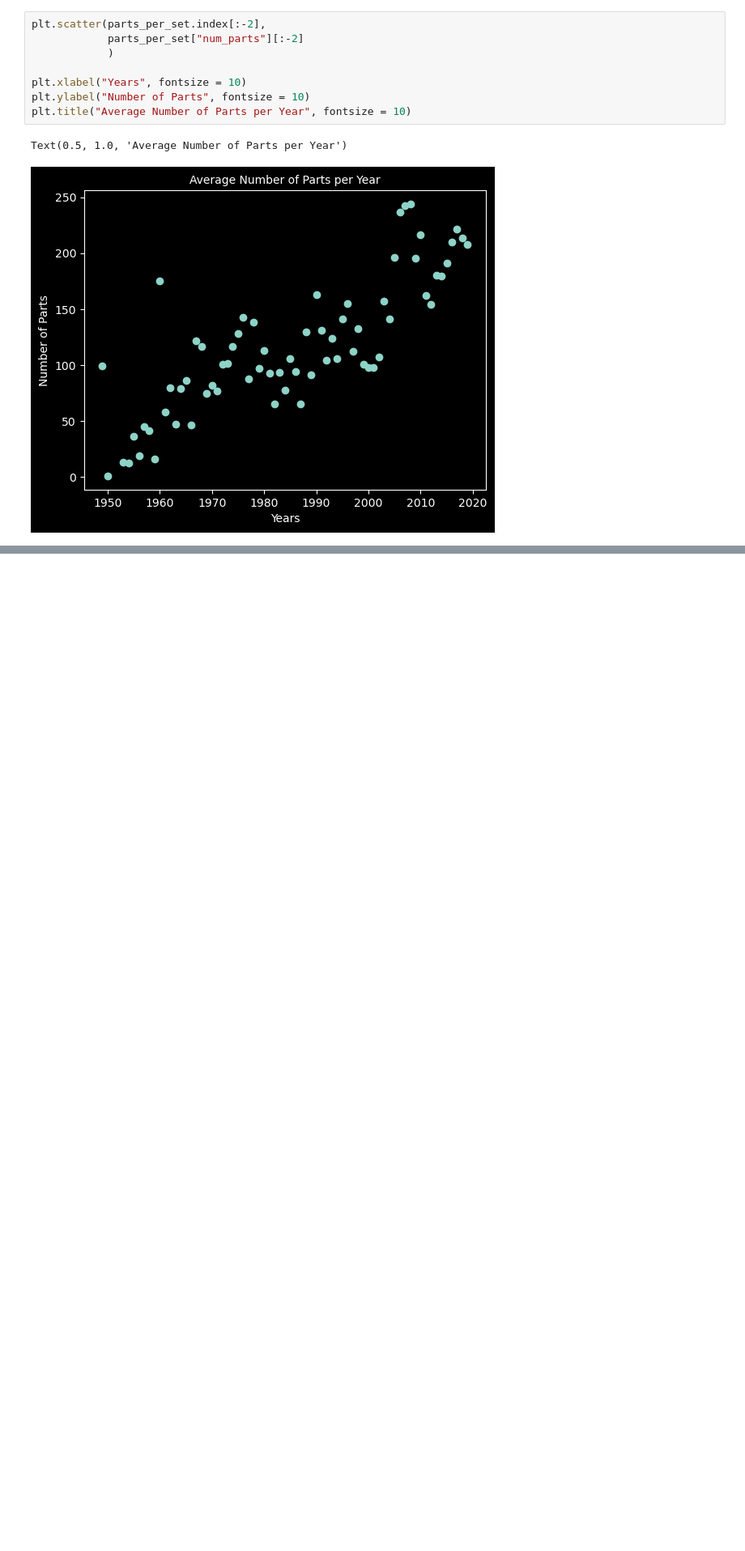
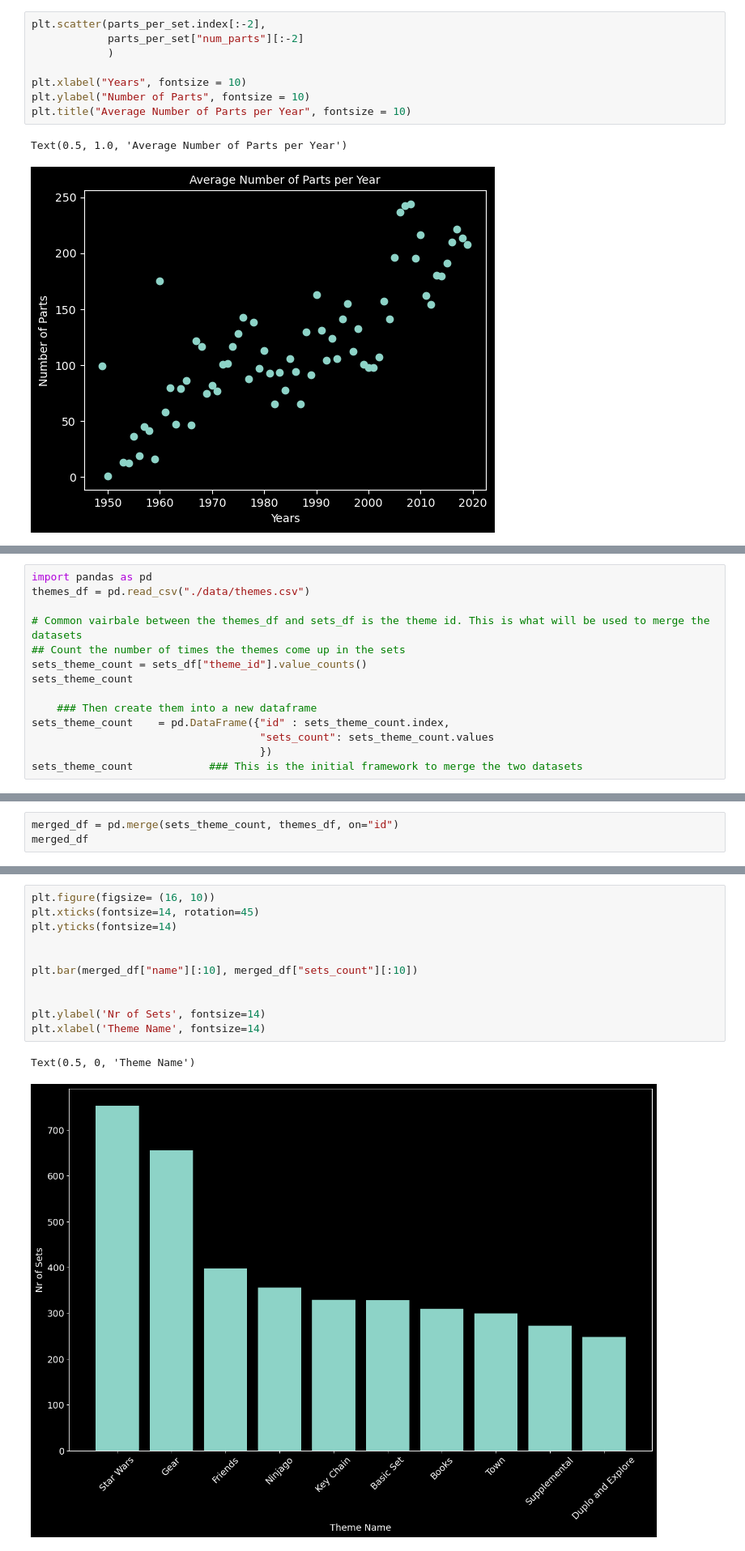
Before and after one commit to shane-221/Python_Basics, a Jupyter notebook: 09_Advanced-Data_Analysis(Pandas-Plotly-Seaborn)/74_Day_74_Advanced_Functions_pandas/main.ipynb, the cells around one changed output, grey strips where cells are left out. Shown at 81% size. Cells and saved outputs as stored; diff of their text form; blank space fills up the shorter version.

```diff
--- a/09_Advanced-Data_Analysis(Pandas-Plotly-Seaborn)/74_Day_74_Advanced_Functions_pandas/main.ipynb
+++ b/09_Advanced-Data_Analysis(Pandas-Plotly-Seaborn)/74_Day_74_Advanced_Functions_pandas/main.ipynb
@@ -245,0 +248,14 @@ Text(0.5, 1.0, 'Average Number of Parts per Year')
+# %%
+import pandas as pd
+themes_df = pd.read_csv("./data/themes.csv")
+
+# Common vairbale between the themes_df and sets_df is the theme id. This is what will be used to merge the datasets
+## Count the number of times the themes come up in the sets
+sets_theme_count = sets_df["theme_id"].value_counts()
+sets_theme_count
+
+    ### Then create them into a new dataframe
+sets_theme_count    = pd.DataFrame({"id" : sets_theme_count.index,
+                                    "sets_count": sets_theme_count.values
+                                    })
+sets_theme_count            ### This is the initial framework to merge the two datasets
@@ -245,0 +278,3 @@ Text(0.5, 1.0, 'Average Number of Parts per Year')
+# %%
+merged_df = pd.merge(sets_theme_count, themes_df, on="id")
+merged_df
@@ -245,0 +297,14 @@ Text(0.5, 1.0, 'Average Number of Parts per Year')
+# %%
+plt.figure(figsize= (16, 10))
+plt.xticks(fontsize=14, rotation=45)
+plt.yticks(fontsize=14)
+
+
+plt.bar(merged_df["name"][:10], merged_df["sets_count"][:10])
+
+
+plt.ylabel('Nr of Sets', fontsize=14)
+plt.xlabel('Theme Name', fontsize=14)
+# %% [output]
+Text(0.5, 0, 'Theme Name')
+[figure, added]
```
Also changed, not shown: parts of 6 cells of this notebook.
